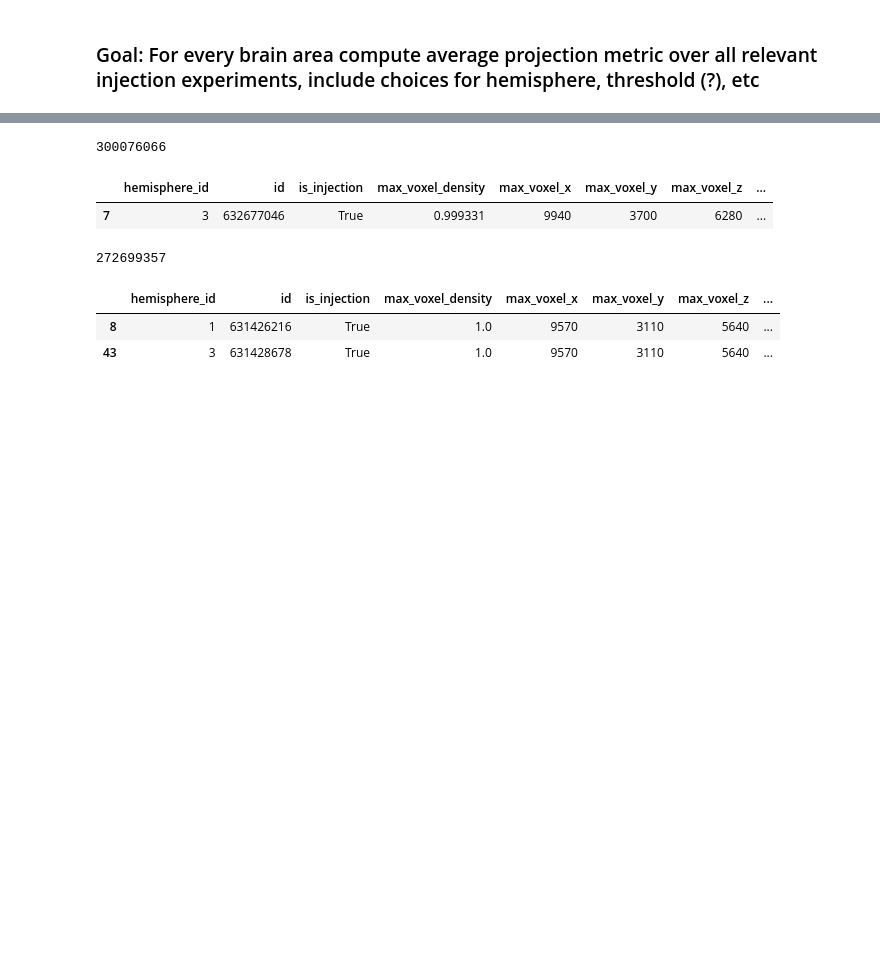
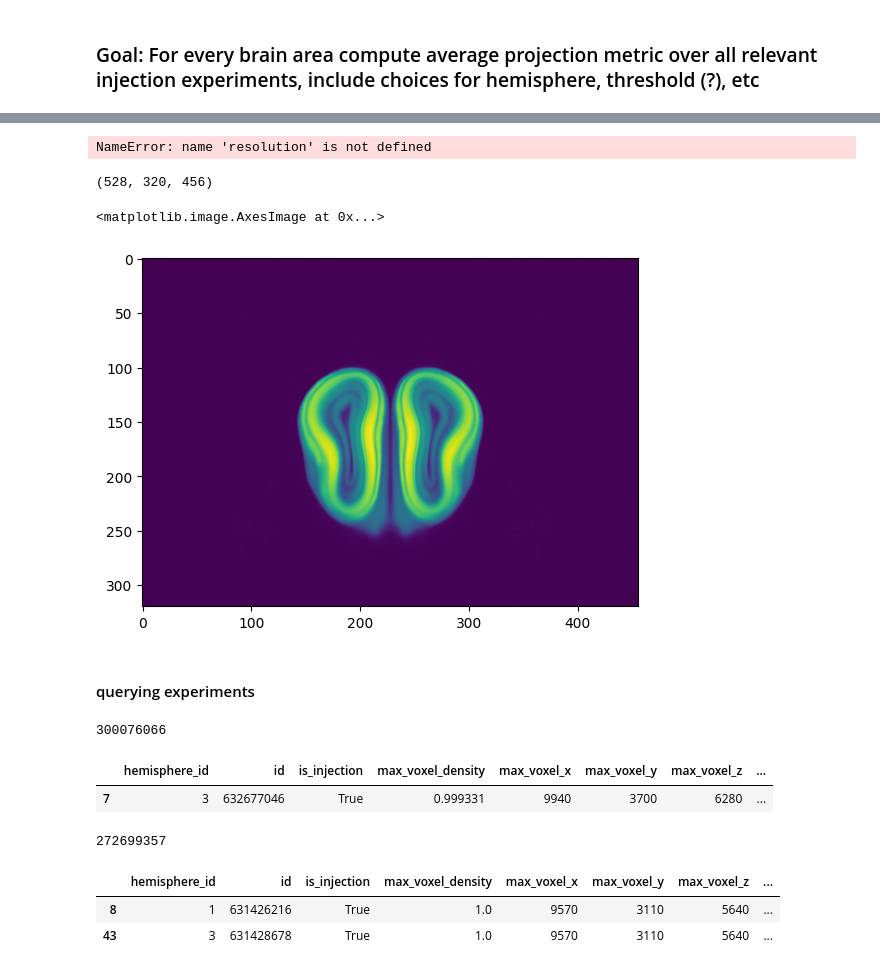
Before and after one commit to ikharitonov/allen-data-mining, a Jupyter notebook: connectivity/injection_sites_average.ipynb, the cells around one changed output, grey strips where cells are left out. Cells and saved outputs as stored; diff of their text form; code cells hidden in the pictures; blank space fills up the shorter version.

```diff
--- a/connectivity/injection_sites_average.ipynb
+++ b/connectivity/injection_sites_average.ipynb
@@ -140,0 +154,15 @@ df[df['id']==300076066]
+# %%
+rspc = ReferenceSpaceCache(resolution, reference_space_key, manifest=Path(output_dir) / 'manifest.json')
+# %% [output]
+NameError: name 'resolution' is not defined
+# %%
+from allensdk.core.mouse_connectivity_cache import MouseConnectivityCache
+mcc = MouseConnectivityCache()
+# reference_space = mcc.get_reference_space()
+
+template, template_info = mcc.get_template_volume()
+annot, annot_info = mcc.get_annotation_volume()
+# %%
+print(template.shape)
+# %% [output]
+(528, 320, 456)
@@ -141,3 +171,10 @@ df[df['id']==300076066]
+# %%
+plt.imshow(template[50])
+# %% [output]
+<matplotlib.image.AxesImage at 0x...>
+[figure, added]
+# %% [markdown]
+#### querying experiments
 # %%
 print(filtered_area_experiment_id_dict[795][0])
 temp_data = pd.DataFrame(rma.model_query("ProjectionStructureUnionize", criteria="[is_injection$eqtrue][section_data_set_id$eq"+str(filtered_area_experiment_id_dict[795][0])+"]"))
```
Also changed, not shown: parts of 21 cells of this notebook, 1 other file.
